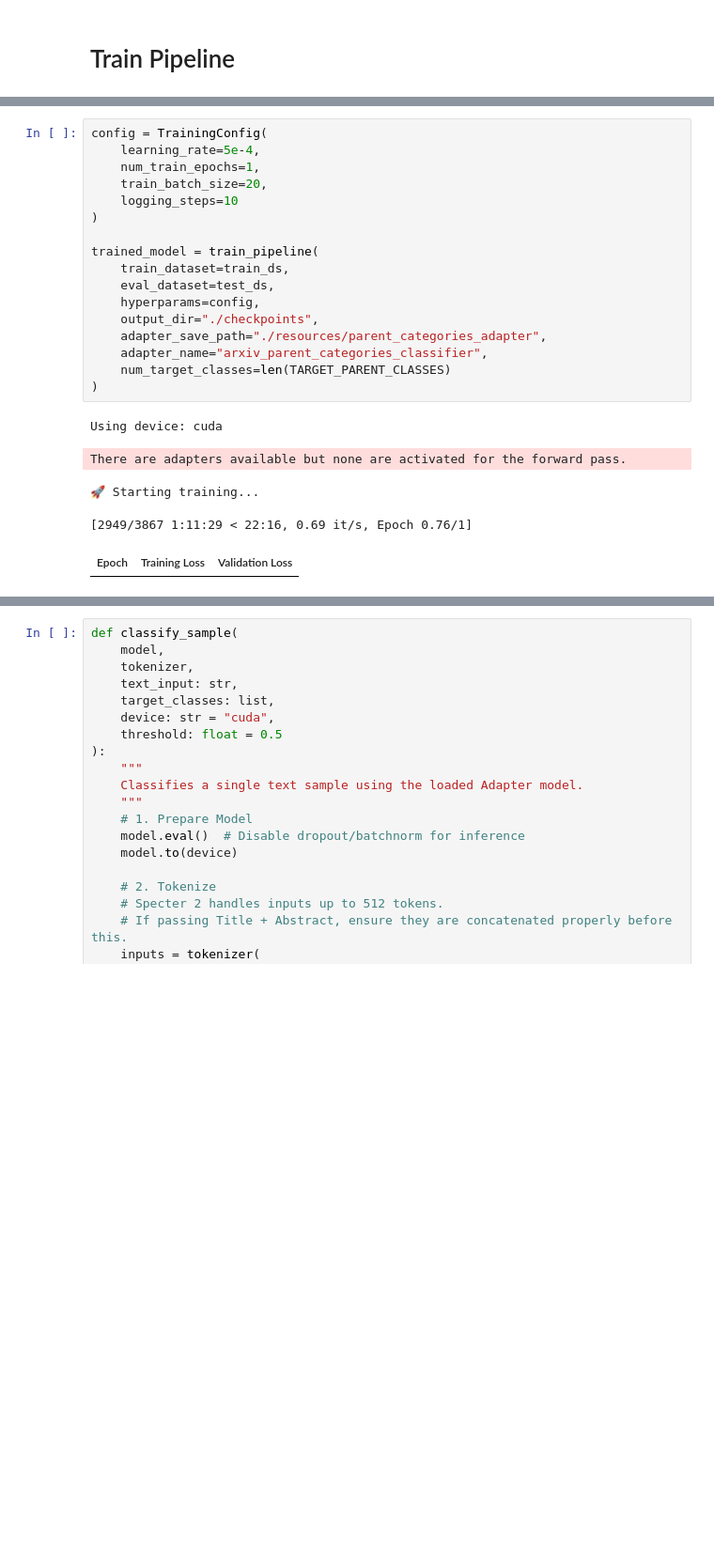
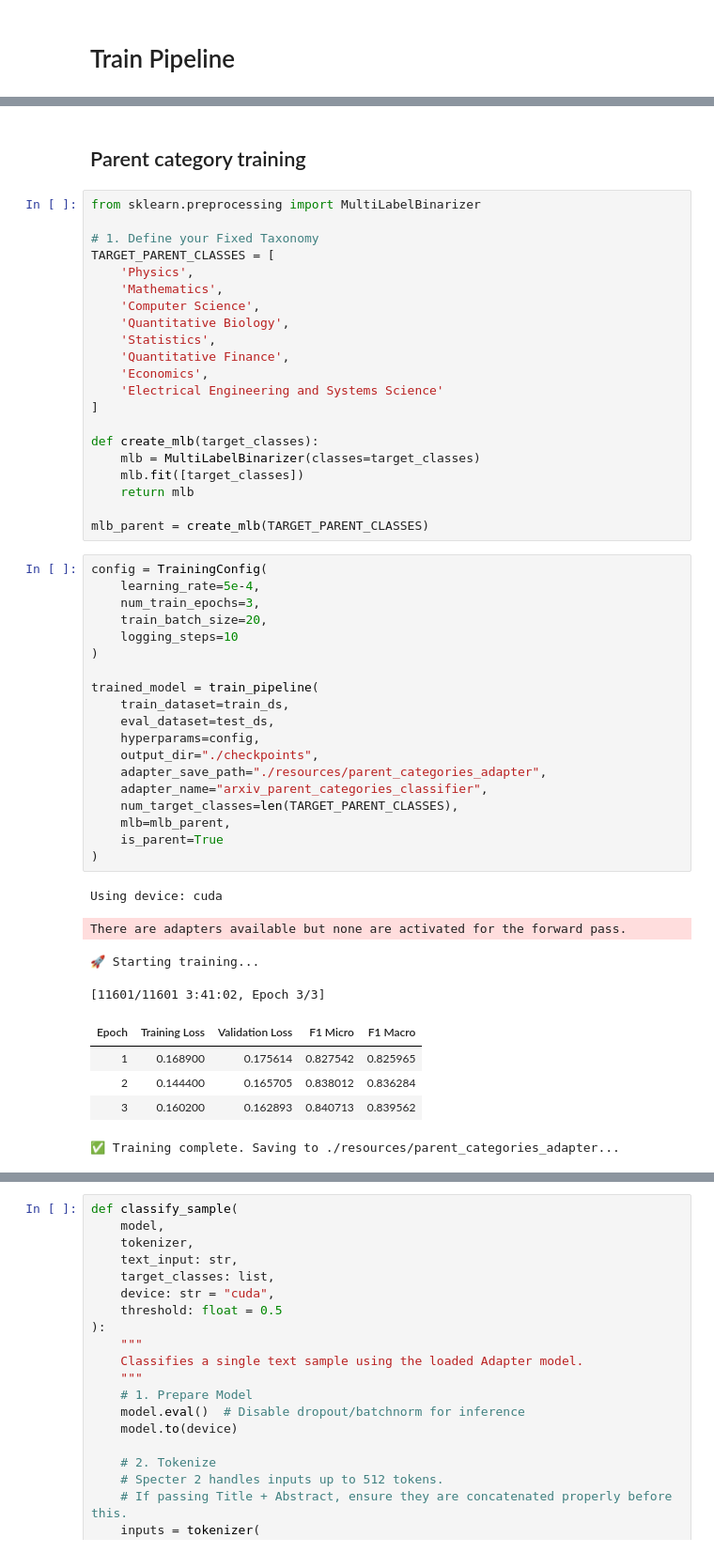
Before and after one commit to ShtiliyanUzunov/proj_irisai_interview, a Jupyter notebook: train.ipynb, the cells around one changed output, grey strips where cells are left out. Shown at 94% size. Cells and saved outputs as stored; diff of their text form; blank space fills up the shorter version.

```diff
--- a/train.ipynb
+++ b/train.ipynb
@@ -265,26 +240,55 @@ def train_pipeline(
         gc.collect()
         torch.cuda.empty_cache()
         raise e
-# %%
-config = TrainingConfig(
-    learning_rate=5e-4,
-    num_train_epochs=1,
-    train_batch_size=20,
-    logging_steps=10
-)
-
-trained_model = train_pipeline(
-    train_dataset=train_ds,
-    eval_dataset=test_ds,
-    hyperparams=config,
-    output_dir="./checkpoints",
-    adapter_save_path="./resources/parent_categories_adapter",
-    adapter_name="arxiv_parent_categories_classifier",
-    num_target_classes=len(TARGET_PARENT_CLASSES)
-)
-# %% [output]
-Using device: cuda
-There are adapters available but none are activated for the forward pass.
-🚀 Starting training...
-[2949/3867 1:11:29 < 22:16, 0.69 it/s, Epoch 0.76/1]
-| Epoch | Training Loss | Validation Loss |
+# %% [markdown]
+## Parent category training
+# %%
+from sklearn.preprocessing import MultiLabelBinarizer
+
+# 1. Define your Fixed Taxonomy
+TARGET_PARENT_CLASSES = [
+    'Physics',
+    'Mathematics',
+    'Computer Science',
+    'Quantitative Biology',
+    'Statistics',
+    'Quantitative Finance',
+    'Economics',
+    'Electrical Engineering and Systems Science'
+]
+
+def create_mlb(target_classes):
+    mlb = MultiLabelBinarizer(classes=target_classes)
+    mlb.fit([target_classes])
+    return mlb
+
+mlb_parent = create_mlb(TARGET_PARENT_CLASSES)
+# %%
+config = TrainingConfig(
+    learning_rate=5e-4,
+    num_train_epochs=3,
+    train_batch_size=20,
+    logging_steps=10
+)
+
+trained_model = train_pipeline(
+    train_dataset=train_ds,
+    eval_dataset=test_ds,
+    hyperparams=config,
+    output_dir="./checkpoints",
+    adapter_save_path="./resources/parent_categories_adapter",
+    adapter_name="arxiv_parent_categories_classifier",
+    num_target_classes=len(TARGET_PARENT_CLASSES),
+    mlb=mlb_parent,
+    is_parent=True
+)
+# %% [output]
+Using device: cuda
+There are adapters available but none are activated for the forward pass.
+🚀 Starting training...
+[11601/11601 3:41:02, Epoch 3/3]
+| Epoch | Training Loss | Validation Loss | F1 Micro | F1 Macro |
+| 1 | 0.168900 | 0.175614 | 0.827542 | 0.825965 |
+| 2 | 0.144400 | 0.165705 | 0.838012 | 0.836284 |
+| 3 | 0.160200 | 0.162893 | 0.840713 | 0.839562 |
+✅ Training complete. Saving to ./resources/parent_categories_adapter...
```
Also changed, not shown: parts of 17 cells of this notebook, 1 other file.
